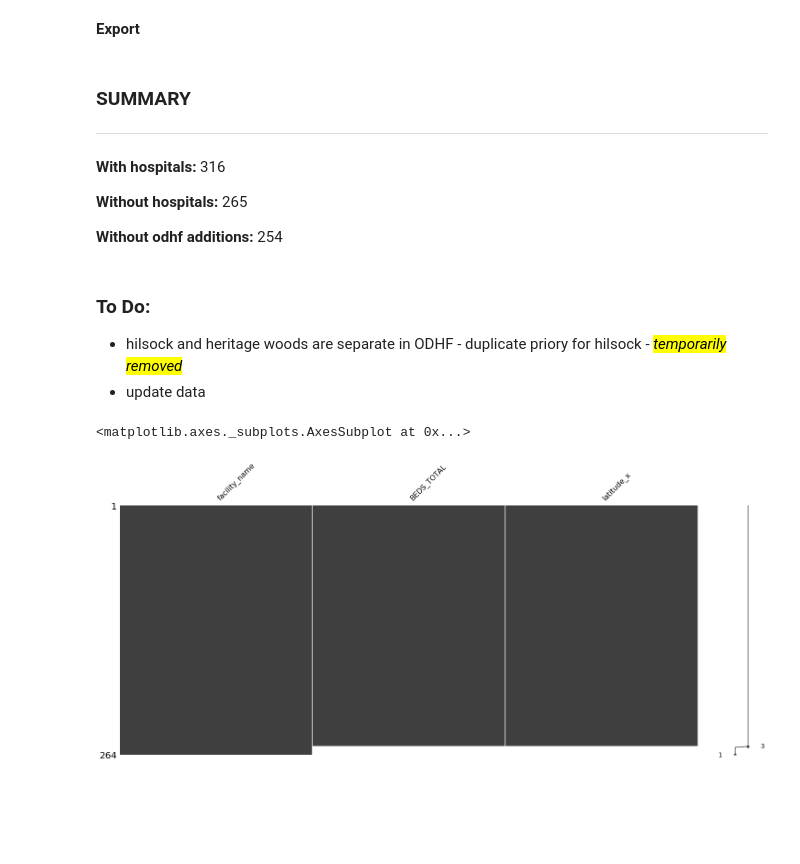
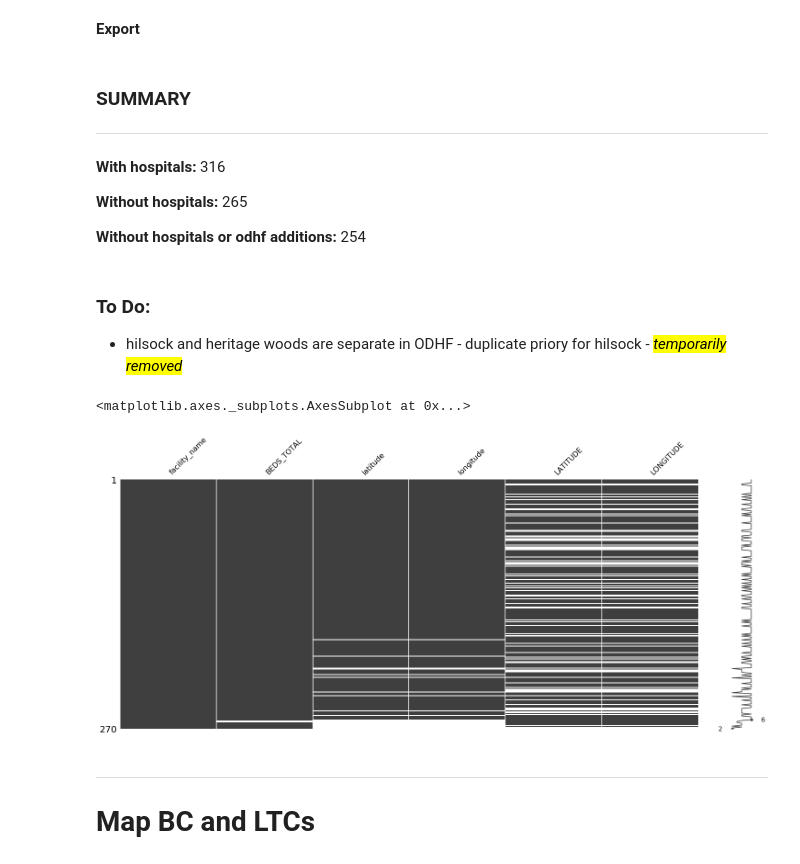
Before and after one commit to nganlyle/wrangle_covid, a Jupyter notebook: wrangling/BC-LTC-ODHF-Merge.ipynb, the cells around one changed output. Drawn from its saved outputs; the diff is of its cells as text; code cells hidden in the pictures; blank space fills up the shorter version.

```diff
--- a/wrangling/BC-LTC-ODHF-Merge.ipynb
+++ b/wrangling/BC-LTC-ODHF-Merge.ipynb
@@ -305,0 +370,18 @@ ltc_odhf2 = ltc_odhf.set_index('facility_name').drop(index = to_drop)
+# %%
+# 4 - split point column into latitude, longitude and altitude columns
+def pt_to_x(pt):
+    try:
+        latitude, longitude, altitude = pt
+        return latitude
+    except TypeError:
+        return pt
+
+def pt_to_y(pt):
+    try:
+        latitude, longitude, altitude = pt
+        return longitude
+    except TypeError:
+        return pt
+
+info['latitude'] = info['point'].map(pt_to_x)
+info['longitude'] = info['point'].map(pt_to_y)
@@ -310,0 +437,11 @@ ltc_odhf3 = ltc_odhf2[~ltc_odhf2.facility_name.str.contains("hospital")]
+# %%
+bcgov = pd.read_csv('../data/gsr_residential_care.csv')
+bcgov_ltc = bcgov.loc[bcgov.LONG_TERM_CARE == 'Y']
+# %%
+dr_cols = ['TYPE', 'STREET_ADDRESS', 'CITY', 'INSPECTION_URL',
+          'GOVERNING_REGULATION', 'HEALTH_AUTHORITY', 'MENTAL_HEALTH',
+       'MENTAL_HEALTH_MAX_CAP', 'HOSPICE', 'HOSPICE_MAX_CAP', 'SUBSTANCE_USE',
+       'SUBSTANCE_USE_MAX_CAP', 'LONG_TERM_CARE', 'LONG_TERM_CARE_MAX_CAP',
+       'COMMUNITY_LIVING', 'COMMUNITY_LIVING_MAX_CAP', 'ACQUIRED_BRAIN_INJURY',
+       'ACQUIRED_BRAIN_INJURY_MAX_CAP']
+bcgov_ltc.drop(columns = dr_cols, inplace = True)
@@ -310,0 +457,10 @@ ltc_odhf3 = ltc_odhf2[~ltc_odhf2.facility_name.str.contains("hospital")]
+# %%
+# merge on postal code
+def rm_space(x):
+    return x.replace(' ','')
+
+bcgov_ltc['POSTAL'] = bcgov_ltc.POSTAL_CODE.map(rm_space)
+
+complete = pd.merge(ltc_odhf3, bcgov_ltc, on = 'POSTAL', how = 'left')
+
+complete.info()
@@ -322,16 +538,18 @@ ltc_odhf3.to_csv('../data/bc_ltc_odhf_final.csv')
 
 **Without hospitals:** 265
 
-**Without odhf additions:** 254
+**Without hospitals or odhf additions:** 254
 # %% [markdown]
 ### To Do:
 
  * hilsock and heritage woods are separate in ODHF - duplicate priory for hilsock - <mark>*temporarily removed*</mark>
- * update data
 # %%
 import missingno as msno
 
-msno.matrix(ltc_odhf3.reset_index()[['facility_name', 'BEDS_TOTAL', 'latitude_x']])
+msno.matrix(complete.reset_index()[['facility_name', 'BEDS_TOTAL', 'latitude', 'longitude', 'LATITUDE', 'LONGITUDE']])
 # %% [output]
 <matplotlib.axes._subplots.AxesSubplot at 0x...>
-[figure, old version]
+[figure, new version]
+# %% [markdown]
+---
+# Map BC and LTCs
```
Also changed, not shown: parts of 33 cells of this notebook, 12 other files.
